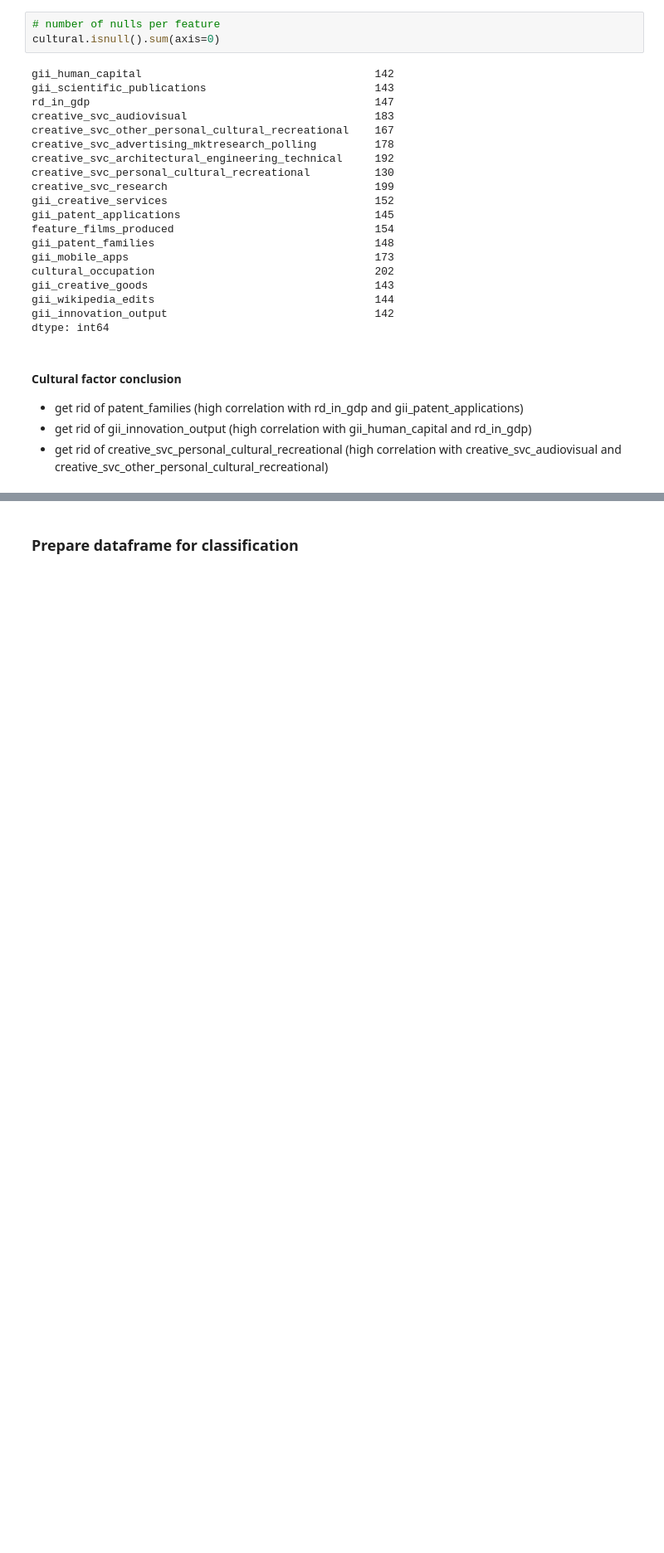
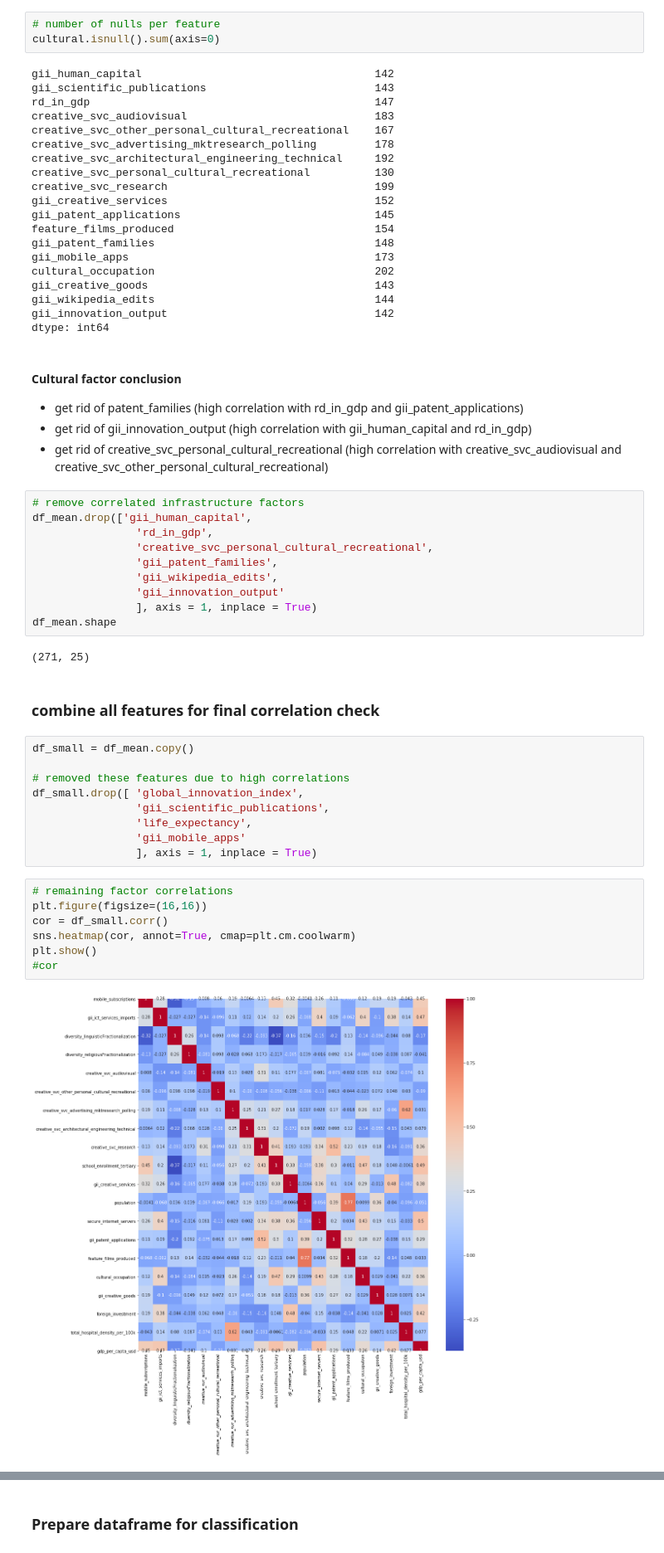
Before and after one commit to MissFacetious/Innovation, a Jupyter notebook: data_analysis/unsupervised.ipynb, the cells around one changed output, grey strips where cells are left out. Shown at 83% size. Cells and saved outputs as stored; diff of their text form; blank space fills up the shorter version.

```diff
--- a/data_analysis/unsupervised.ipynb
+++ b/data_analysis/unsupervised.ipynb
@@ -289,3 +320,35 @@ dtype: int64
 - get rid of patent_families (high correlation with rd_in_gdp and gii_patent_applications)
 - get rid of gii_innovation_output (high correlation with gii_human_capital and rd_in_gdp)
 - get rid of creative_svc_personal_cultural_recreational (high correlation with creative_svc_audiovisual and creative_svc_other_personal_cultural_recreational)
+# %%
+# remove correlated infrastructure factors
+df_mean.drop(['gii_human_capital',
+                'rd_in_gdp',
+                'creative_svc_personal_cultural_recreational',
+                'gii_patent_families',
+                'gii_wikipedia_edits',
+                'gii_innovation_output'
+                ], axis = 1, inplace = True)
+df_mean.shape
+# %% [output]
+(271, 25)
+# %% [markdown]
+### combine all features for final correlation check
+# %%
+df_small = df_mean.copy()
+
+# removed these features due to high correlations
+df_small.drop([ 'global_innovation_index',
+                'gii_scientific_publications',
+                'life_expectancy',
+                'gii_mobile_apps'
+                ], axis = 1, inplace = True)
+# %%
+# remaining factor correlations
+plt.figure(figsize=(16,16))
+cor = df_small.corr()
+sns.heatmap(cor, annot=True, cmap=plt.cm.coolwarm)
+plt.show()
+#cor
+# %% [output]
+[figure, added]
```
Also changed, not shown: parts of 37 cells of this notebook.
